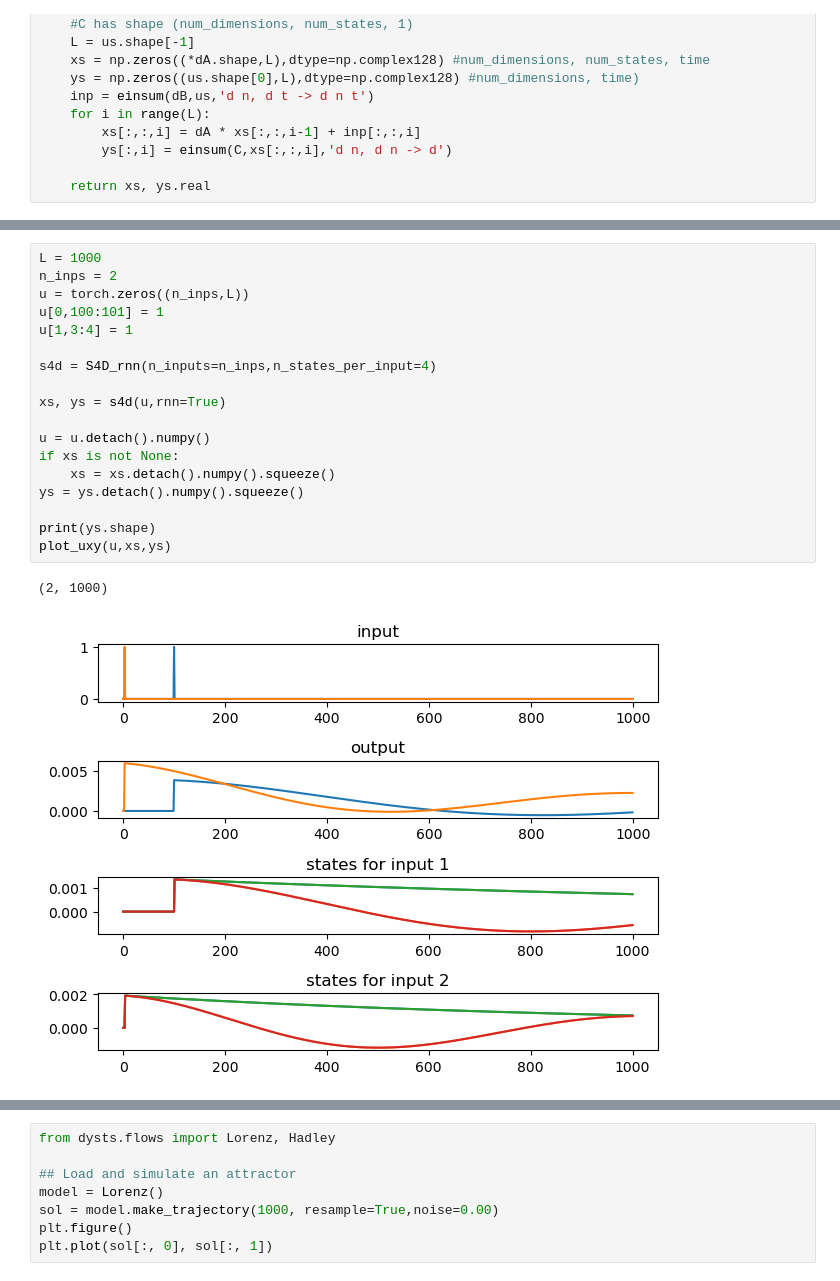
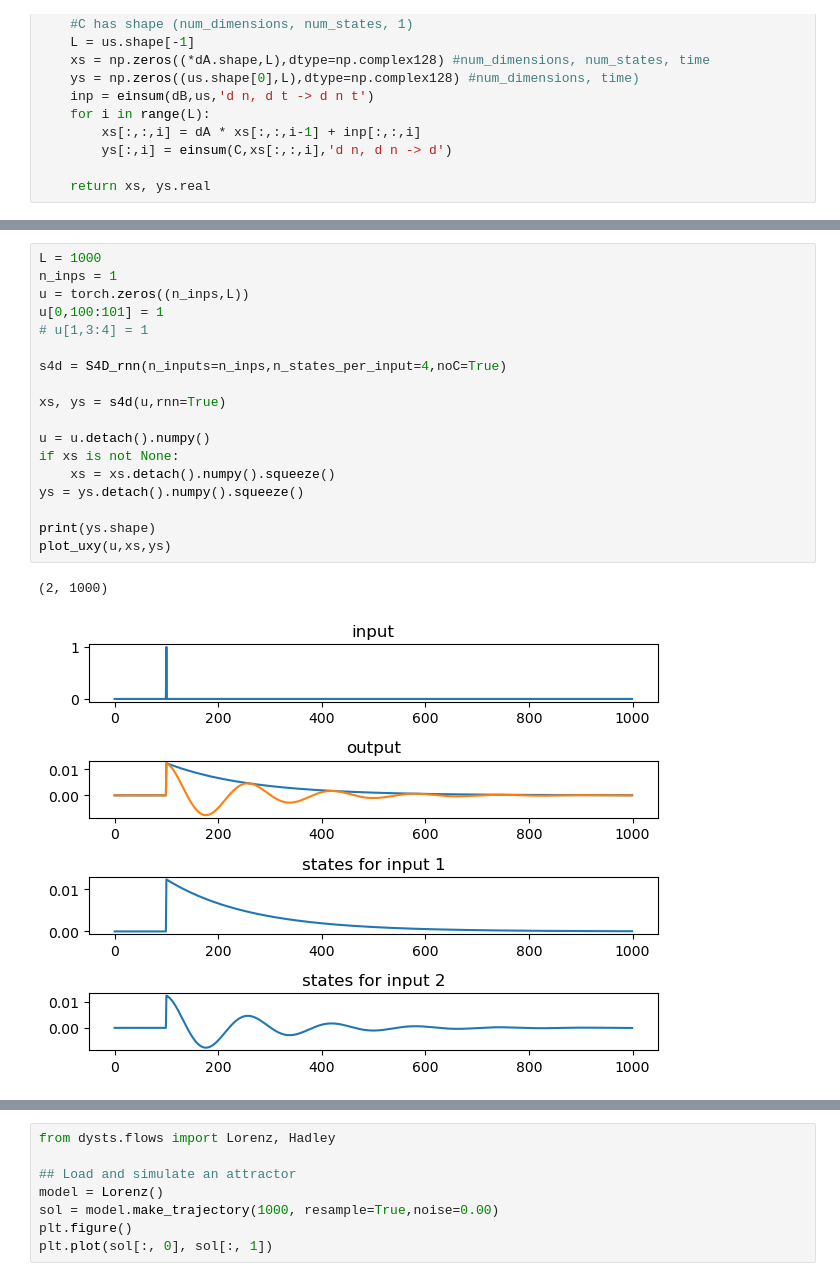
Before and after one commit to mitchellostrow/nn_delay_embeddings, a Jupyter notebook: notebooks/4-11-24 s4_from_scratch.ipynb, the cells around one changed output, grey strips where cells are left out. Saved outputs shown, nothing was run; the diff lists cells and outputs as text.

```diff
--- a/notebooks/4-11-24 s4_from_scratch.ipynb
+++ b/notebooks/4-11-24 s4_from_scratch.ipynb
@@ -268,23 +348,23 @@ plot_uxy(u,xs,ys)
 # %%
 L = 1000
-n_inps = 2
+n_inps = 1
 u = torch.zeros((n_inps,L))
 u[0,100:101] = 1
-u[1,3:4] = 1
+# u[1,3:4] = 1
 
-s4d = S4D_rnn(n_inputs=n_inps,n_states_per_input=4)
+s4d = S4D_rnn(n_inputs=n_inps,n_states_per_input=4,noC=True)
 
 xs, ys = s4d(u,rnn=True)
 
 u = u.detach().numpy()
 if xs is not None:
     xs = xs.detach().numpy().squeeze()
 ys = ys.detach().numpy().squeeze()
 
 print(ys.shape)
 plot_uxy(u,xs,ys)
 # %% [output]
 (2, 1000)
-[figure, old version]
+[figure, new version]
 # %%
 class S4DMinimal(nn.Module):
```
Also changed, not shown: parts of 9 cells of this notebook.
